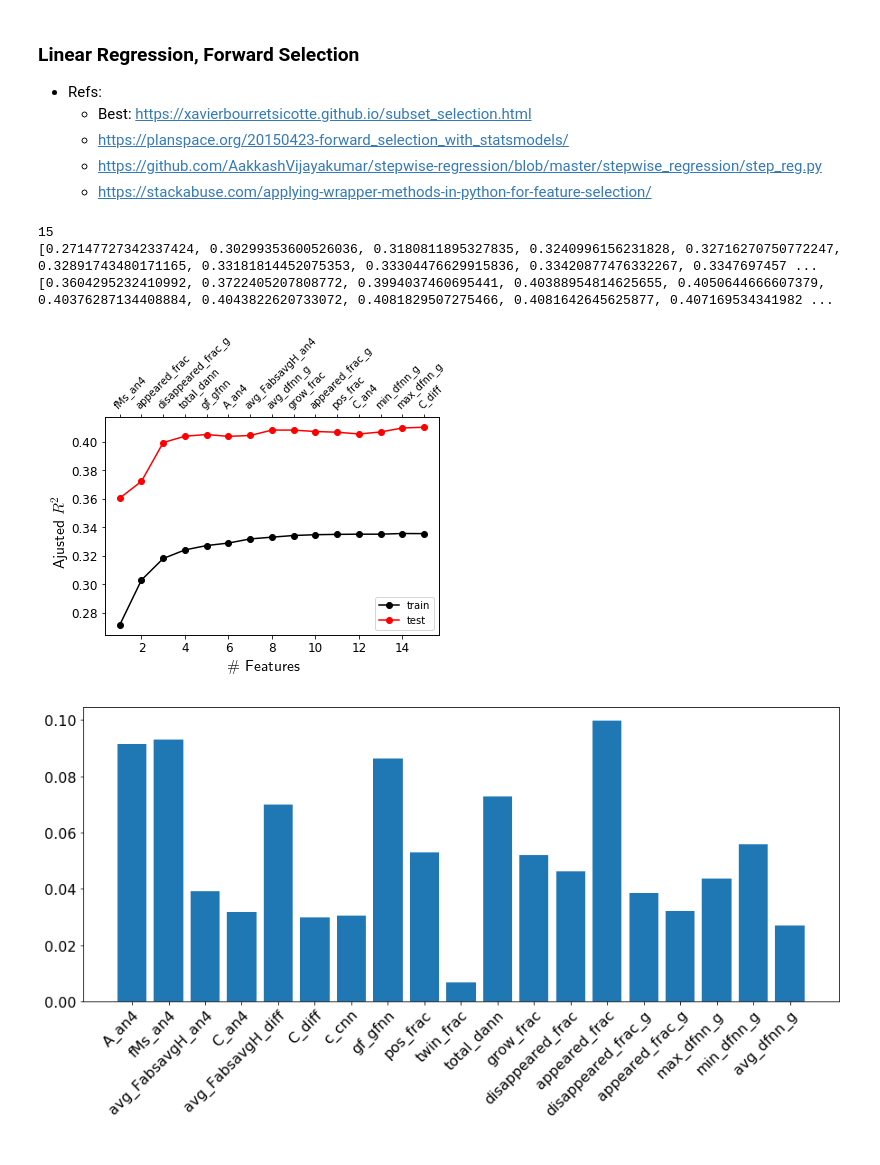
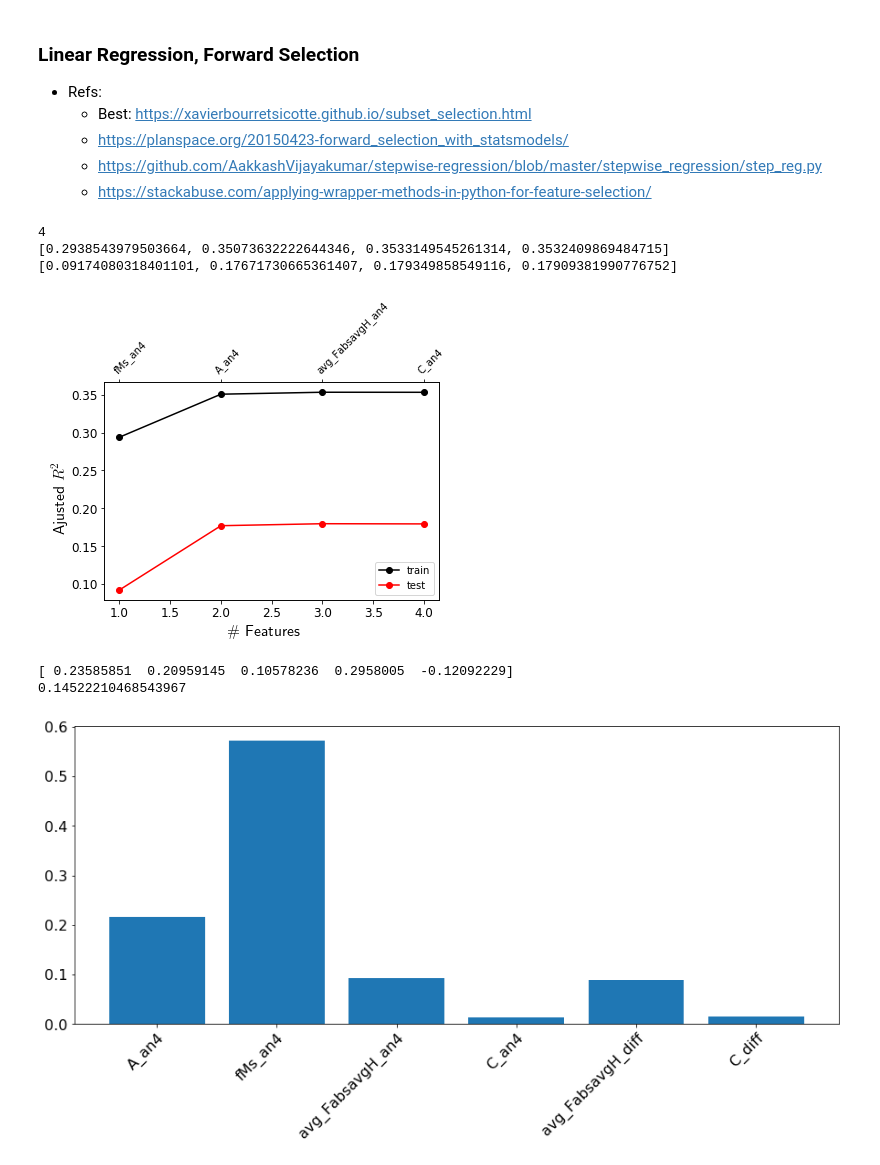
Before and after one commit to xiaotingz/Matlab, a Jupyter notebook: Grain Tracking/RegressionModels.ipynb, the cells around one changed output. Cells and saved outputs as stored; diff of their text form; code cells hidden in the pictures.

Commit message:
1) Minor changes. 2) Working on average plane normal direction but is stucked with symmetry

```diff
--- a/Grain Tracking/RegressionModels.ipynb
+++ b/Grain Tracking/RegressionModels.ipynb
@@ -55,8 +55,8 @@ mask_good_face = mask_good_face.astype('bool')
 # data.info()
 # fname = 'inner_A_DA'
 
-data = pd.concat([geo_topo, mean_field], axis=1)
-# data = geo_topo
+# data = pd.concat([geo_topo, mean_field], axis=1)
+data = geo_topo
 # data.info()
 # mask_good_face.info()
 data = data[mask_good_face['mask_good_face']]
@@ -403,18 +400,19 @@ def forward_selected(data_train, data_test, response):
     model = smf.ols(formula, data_train).fit()
     return model, selected, best_scores, best_tests
 # %%
-# ----- normalization -----
-data =  data / data.max(axis=0) * 10
+# # ----- normalization -----
+# data =  data / data.max(axis=0) * 10
 
 # ----- X & y -----
-y = np.abs(data['A_diff'])
+y = data['fMs_diff']
 X = data.drop(['A_diff', 'fMs_diff'], axis=1)
-X_train, X_test, y_train, y_test = train_test_split(X, y, test_size=0.2, random_state=2)
+X = X / X.max(axis=0) * 10
+X_train, X_test, y_train, y_test = train_test_split(X, y, test_size=0.2, random_state=3)
 data_train = pd.concat([X_train, y_train], axis=1)
 data_test = pd.concat([X_test, y_test], axis=1)
 
 # ----- model & results -----
-model, selected, best_scores, best_tests = forward_selected(data_train, data_test, 'A_diff')
+model, selected, best_scores, best_tests = forward_selected(data_train, data_test, 'fMs_diff')
 print len(selected)
 print best_scores
 print best_tests
@@ -422,27 +420,27 @@ model.summary()
 
 plot_forward_selection(best_scores, best_tests, selected, '|A_diff|_forward')
 # %% [output]
-15
-[0.27147727342337424, 0.30299353600526036, 0.3180811895327835, 0.3240996156231828, 0.32716270750772247, 0.32891743480171165, 0.33181814452075353, 0.33304476629915836, 0.33420877476332267, 0.3347697457 ...
-[0.3604295232410992, 0.3722405207808772, 0.3994037460695441, 0.40388954814625655, 0.4050644666607379, 0.40376287134408884, 0.4043822620733072, 0.4081829507275466, 0.4081642645625877, 0.407169534341982 ...
+4
+[0.2938543979503664, 0.35073632222644346, 0.3533149545261314, 0.3532409869484715]
+[0.09174080318401101, 0.17671730665361407, 0.179349858549116, 0.17909381990776752]
-[figure, old version]
+[figure, new version]
 # %%
 import xgboost
 
 xgb2 = xgboost.XGBRegressor(
                             learning_rate=0.1,
-                            n_estimators=2000,
+                            n_estimators=600,
                             max_depth=3,
                             gamma=0,
                             subsample=0.75,
                             colsample_bytree=0.3
                             )
 
-y = data['A_diff']
+y = data['fMs_diff']
 X = data.drop(['fMs_diff', 'A_diff'], axis=1)
 # X = data.iloc[:, [1,19]]
 X = X / X.max(axis=0) *10
-X_train, X_test, y_train, y_test = train_test_split(X, y, test_size=0.2, random_state=3)
+X_train, X_test, y_train, y_test = train_test_split(X, y, test_size=0.2, random_state=0)
 
 xgb2.fit(X_train, y_train)
 # print xgb2.score(X_train, y_train)
@@ -452,10 +450,13 @@ cross_val_scores = cross_val_score(xgb2, X, y, cv=5, scoring = 'r2')
 print cross_val_scores
 print sum(cross_val_scores) / len(cross_val_scores)
 # X.info()
+# %% [output]
+[ 0.23585851  0.20959145  0.10578236  0.2958005  -0.12092229]
+0.14522210468543967
 # %%
-plot_feature_importance(xgb2.feature_importances_, X.columns)
+plot_feature_importance(xgb2.feature_importances_, X.columns, 'tmp')
 
 # np.savetxt('_DA_XGB_coefs.txt', xgb2.feature_importances_, delimiter=',')
 # np.savetxt('_DA_XGB_feature_names.txt', X.columns, delimiter=',', fmt='%20s')
 # %% [output]
-[figure, old version]
+[figure, new version]
```
Also changed, not shown: parts of 4 cells of this notebook, 7 other files.
